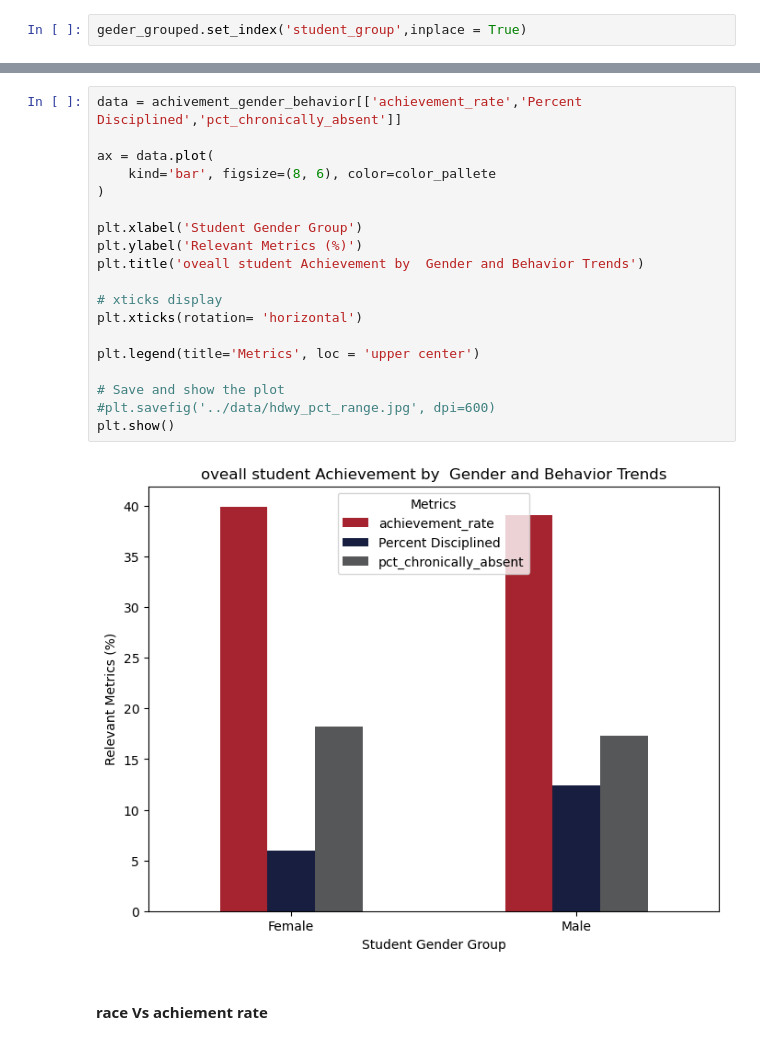
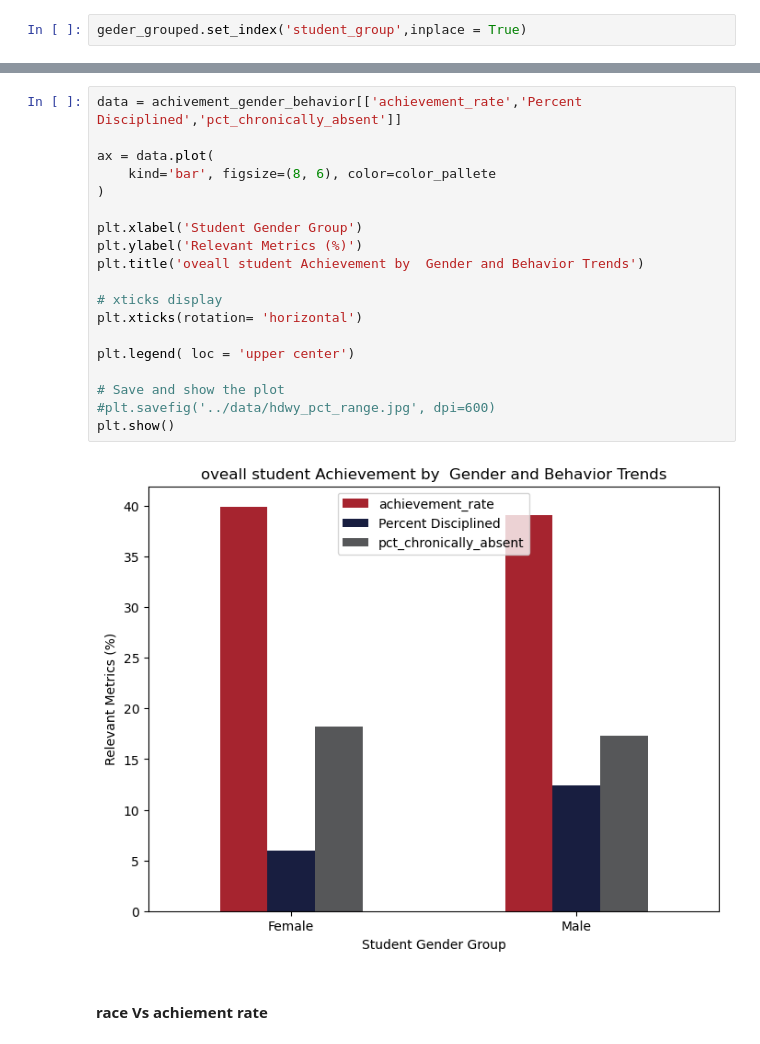
Before and after one commit to H-Getu/TN-Education-Landscape, a Jupyter notebook: scripts/Tn_education.ipynb, the cells around one changed output, grey strips where cells are left out. Drawn from its saved outputs; the diff is of its cells as text.

```diff
--- a/scripts/Tn_education.ipynb
+++ b/scripts/Tn_education.ipynb
@@ -529,24 +529,24 @@ achivement_gender_behavior
 # %%
 data = achivement_gender_behavior[['achievement_rate','Percent Disciplined','pct_chronically_absent']]
 
 ax = data.plot(
     kind='bar', figsize=(8, 6), color=color_pallete
 )
 
 plt.xlabel('Student Gender Group')
 plt.ylabel('Relevant Metrics (%)')
 plt.title('oveall student Achievement by  Gender and Behavior Trends')
 
 # xticks display
 plt.xticks(rotation= 'horizontal')
 
-plt.legend(title='Metrics', loc = 'upper center')
+plt.legend( loc = 'upper center')
 
 # Save and show the plot
 #plt.savefig('../data/hdwy_pct_range.jpg', dpi=600)
 plt.show()
 # %% [output]
-[figure, old version]
+[figure, new version]
 # %% [markdown]
 #### race Vs achiement rate
 # %%
```
Also changed, not shown: parts of 15 cells of this notebook.
